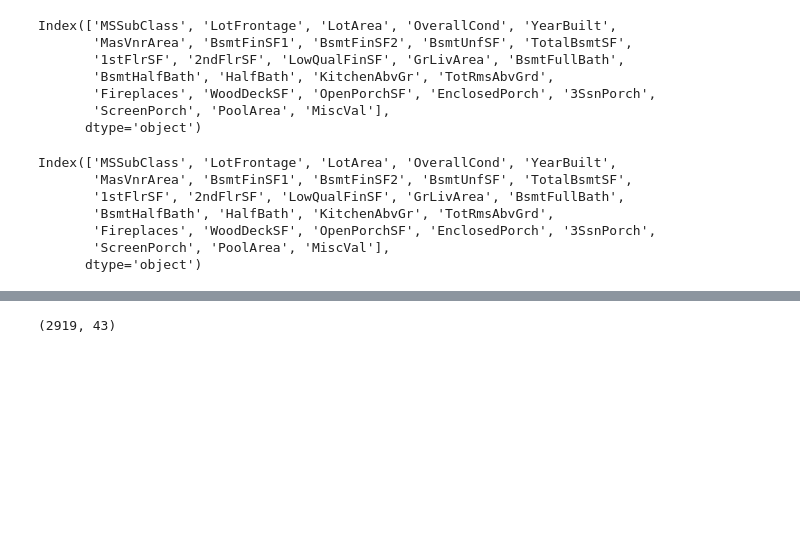
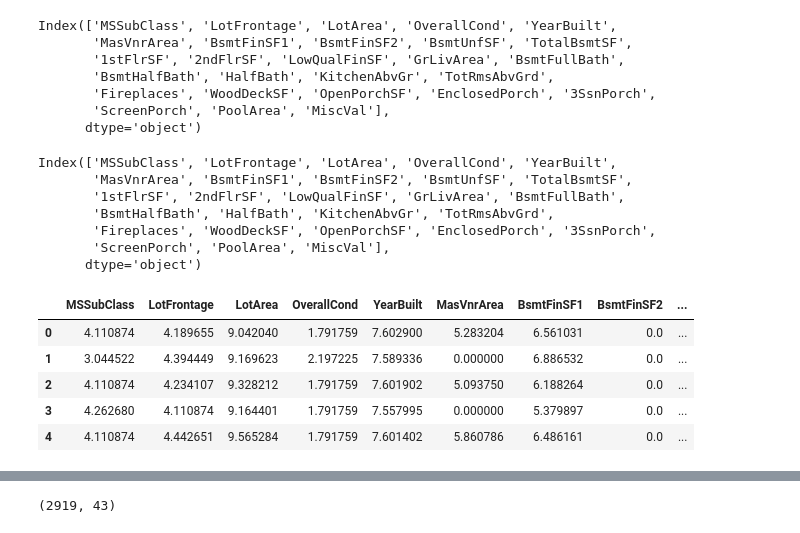
Before and after one commit to nilberthsouza/HousePricingPredict, a Jupyter notebook: Predict House Price and EDA.ipynb, the cells around one changed output, grey strips where cells are left out. Drawn from its saved outputs; the diff is of its cells as text; code cells hidden in the pictures; blank space fills up the shorter version.

```diff
--- a/Predict House Price and EDA.ipynb
+++ b/Predict House Price and EDA.ipynb
@@ -412,5 +412,14 @@ Index(['MSSubClass', 'LotFrontage', 'LotArea', 'OverallCond', 'YearBuilt',
        'Fireplaces', 'WoodDeckSF', 'OpenPorchSF', 'EnclosedPorch', '3SsnPorch',
        'ScreenPorch', 'PoolArea', 'MiscVal'],
       dtype='object')
+# %%
+skew_features.head()
+# %% [output]
+|  | MSSubClass | LotFrontage | LotArea | OverallCond | YearBuilt | MasVnrArea | BsmtFinSF1 | BsmtFinSF2 | ... |
+| 0 | 4.110874 | 4.189655 | 9.042040 | 1.791759 | 7.602900 | 5.283204 | 6.561031 | 0.0 | ... |
+| 1 | 3.044522 | 4.394449 | 9.169623 | 2.197225 | 7.589336 | 0.000000 | 6.886532 | 0.0 | ... |
+| 2 | 4.110874 | 4.234107 | 9.328212 | 1.791759 | 7.601902 | 5.093750 | 6.188264 | 0.0 | ... |
+| 3 | 4.262680 | 4.110874 | 9.164401 | 1.791759 | 7.557995 | 0.000000 | 5.379897 | 0.0 | ... |
+| 4 | 4.110874 | 4.442651 | 9.565284 | 1.791759 | 7.601402 | 5.860786 | 6.486161 | 0.0 | ... |
 # %%
 #resolvese a skewness de uma feature aplicando uma transformação logaritimica
```
Also changed, not shown: parts of 12 cells of this notebook.
